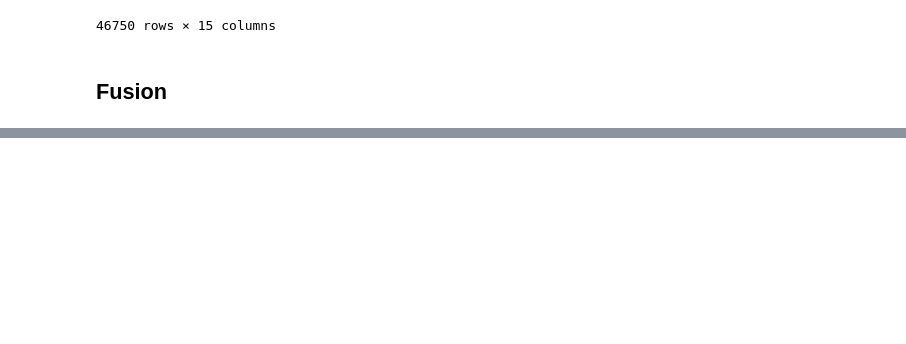
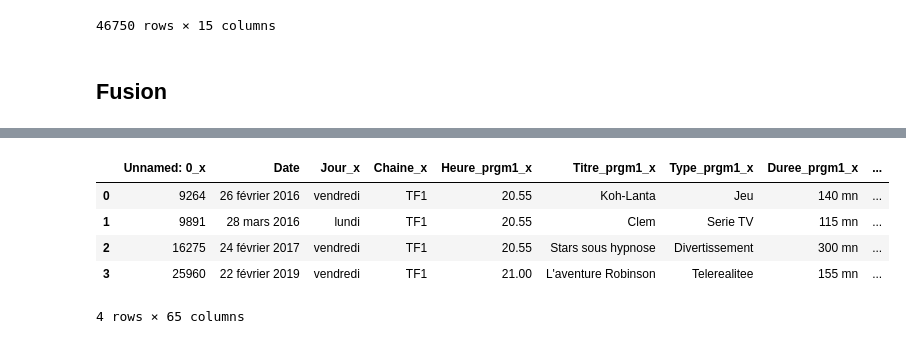
Before and after one commit to dnscharles/Predicting_tv_audiences, a Jupyter notebook: Commun/Fusion données.ipynb, the cells around one changed output, grey strips where cells are left out. Cells and saved outputs as stored; diff of their text form; code cells hidden in the pictures; blank space fills up the shorter version.

```diff
--- a/Commun/Fusion données.ipynb
+++ b/Commun/Fusion données.ipynb
@@ -244,0 +316,4 @@ fusion.to_csv('Base_donnees.csv')
+# %%
+fusion = pd.merge(D01,D02, on="Date")
+fusion = pd.merge(fusion,D03, on="Date")
+fusion = pd.merge(fusion,D04, on="Date")
@@ -244,0 +324,9 @@ fusion.to_csv('Base_donnees.csv')
+# %%
+fusion
+# %% [output]
+|  | Unnamed: 0_x | Date | Jour_x | Chaine_x | Heure_prgm1_x | Titre_prgm1_x | Type_prgm1_x | Duree_prgm1_x | ... |
+| 0 | 9264 | 26 février 2016 | vendredi | TF1 | 20.55 | Koh-Lanta | Jeu | 140 mn | ... |
+| 1 | 9891 | 28 mars 2016 | lundi | TF1 | 20.55 | Clem | Serie TV | 115 mn | ... |
+| 2 | 16275 | 24 février 2017 | vendredi | TF1 | 20.55 | Stars sous hypnose | Divertissement | 300 mn | ... |
+| 3 | 25960 | 22 février 2019 | vendredi | TF1 | 21.00 | L'aventure Robinson | Telerealitee | 155 mn | ... |
+4 rows × 65 columns
```
Also changed, not shown: parts of 19 cells of this notebook, 5 other files.
